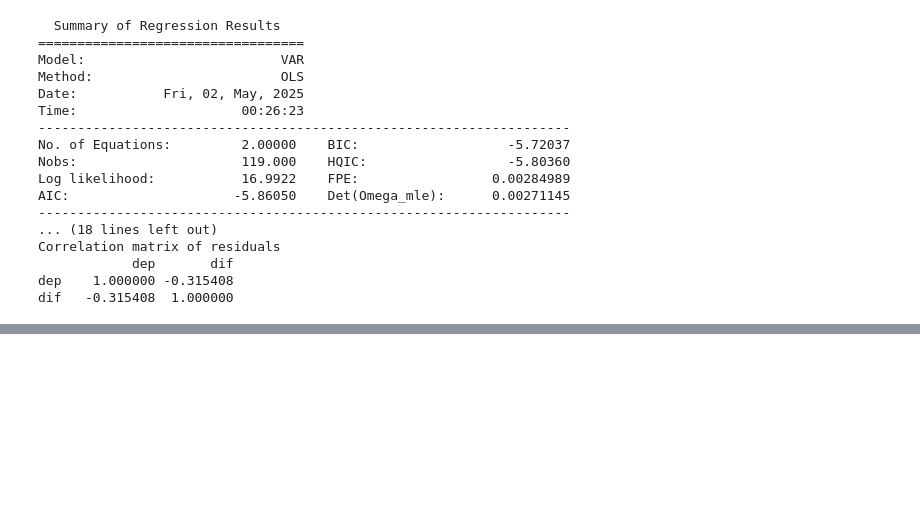
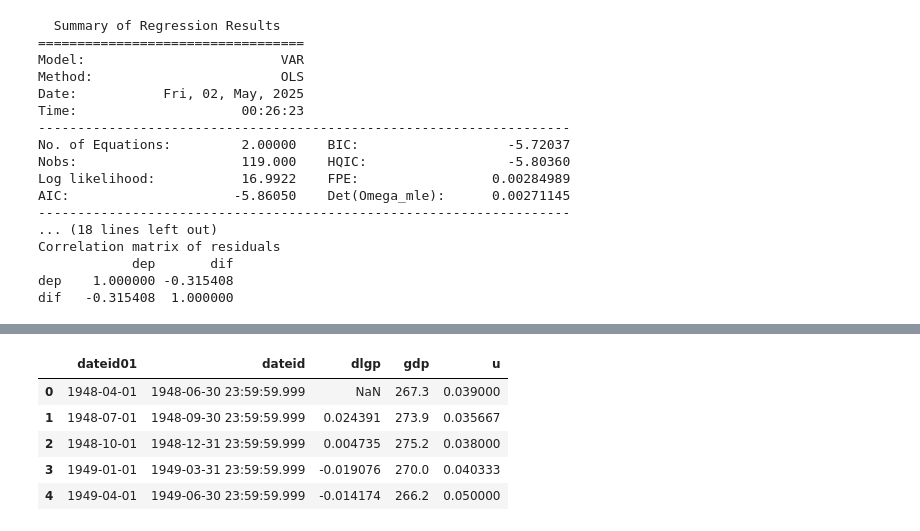
Before and after one commit to DavidGuzzi/MECMT10, a Jupyter notebook: clase_4.ipynb, the cells around one changed output, grey strips where cells are left out. Drawn from its saved outputs; the diff is of its cells as text; code cells hidden in the pictures; blank space fills up the shorter version.

```diff
--- a/clase_4.ipynb
+++ b/clase_4.ipynb
@@ -309,3 +307,6 @@ Correlation matrix of residuals
             dep       dif
 dep    1.000000 -0.315408
 dif   -0.315408  1.000000
+# %%
+df_f = df[['dateid', 'dep', 'dif']].dropna()
+df_f.set_index('dateid', inplace=True)
@@ -311,0 +703,17 @@ dif   -0.315408  1.000000
+# %%
+import numpy as np
+import pandas as pd
+import matplotlib.pyplot as plt
+import statsmodels.api as sm
+from statsmodels.tsa.api import VAR
+
+path = r"C:\Users\HP\OneDrive\Escritorio\David Guzzi\DiTella\MEC\Materias\2025\2025 1T\[MT10] Series de Tiempo\Clases prácticas\Práctica 1-20250419\bc.xlsx"
+df = pd.read_excel(path)
+df.head()
+# %% [output]
+|  | dateid01 | dateid | dlgp | gdp | u |
+| 0 | 1948-04-01 | 1948-06-30 23:59:59.999 | NaN | 267.3 | 0.039000 |
+| 1 | 1948-07-01 | 1948-09-30 23:59:59.999 | 0.024391 | 273.9 | 0.035667 |
+| 2 | 1948-10-01 | 1948-12-31 23:59:59.999 | 0.004735 | 275.2 | 0.038000 |
+| 3 | 1949-01-01 | 1949-03-31 23:59:59.999 | -0.019076 | 270.0 | 0.040333 |
+| 4 | 1949-04-01 | 1949-06-30 23:59:59.999 | -0.014174 | 266.2 | 0.050000 |
```
Also changed, not shown: parts of 12 cells of this notebook.
